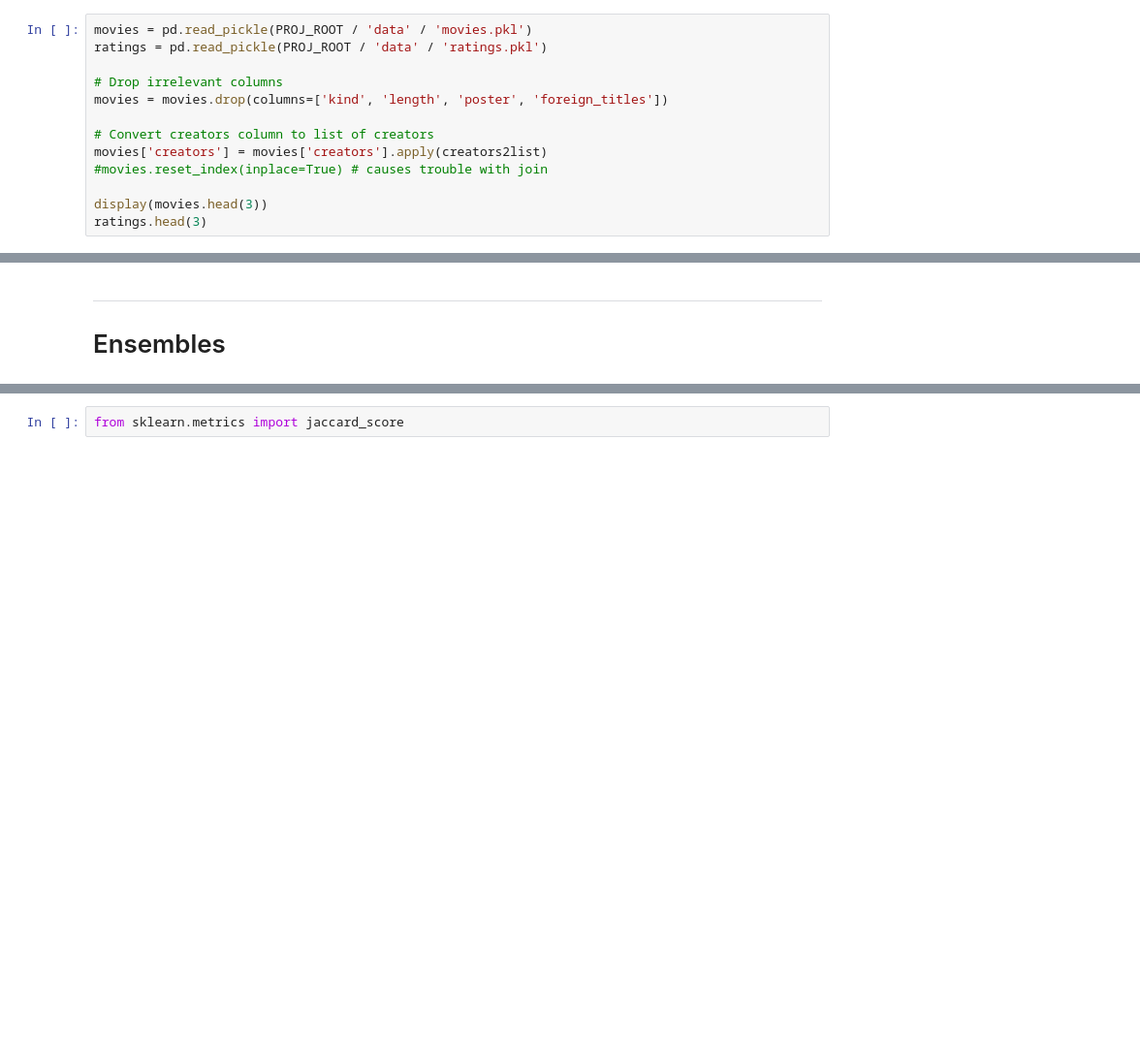
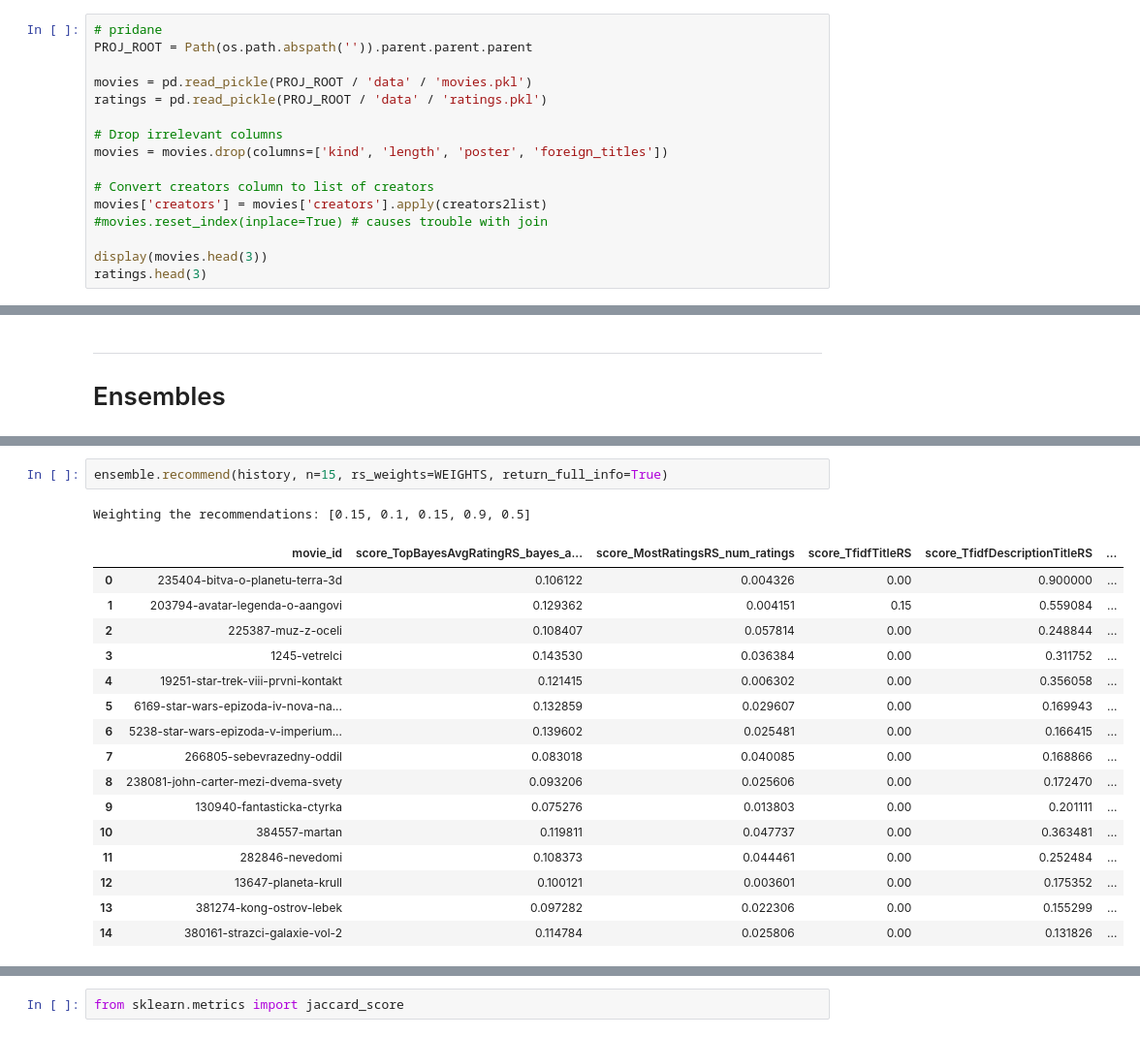
Before and after one commit to prompteus/csfd-movie-recommender, a Jupyter notebook: src/recommend/notebooks/cb_recsystems.ipynb, the cells around one changed output, grey strips where cells are left out. Shown at 97% size. Cells and saved outputs as stored; diff of their text form; blank space fills up the shorter version.

```diff
--- a/src/recommend/notebooks/cb_recsystems.ipynb
+++ b/src/recommend/notebooks/cb_recsystems.ipynb
@@ -229,6 +230,9 @@ pass
 # %% [markdown]
 # Load datasets
 # %%
+# pridane
+PROJ_ROOT = Path(os.path.abspath('')).parent.parent.parent
+
 movies = pd.read_pickle(PROJ_ROOT / 'data' / 'movies.pkl')
 ratings = pd.read_pickle(PROJ_ROOT / 'data' / 'ratings.pkl')
 
@@ -1199,3 +1470,23 @@ Weights have no effect
 | 538 | 227786-interstellar | 0.834162 | 0.662560 | 0.000000 | 0.060040 | ... |
 | 480 | 241997-avengers | 0.840404 | 0.600125 | 0.156689 | 0.051559 | ... |
 | 212 | 231978-96-hodin | 0.884363 | 0.481938 | 0.000000 | 0.022889 | ... |
+# %%
+ensemble.recommend(history, n=15, rs_weights=WEIGHTS, return_full_info=True)
+# %% [output]
+Weighting the recommendations: [0.15, 0.1, 0.15, 0.9, 0.5]
+|  | movie_id | score_TopBayesAvgRatingRS_bayes_a... | score_MostRatingsRS_num_ratings | score_TfidfTitleRS | score_TfidfDescriptionTitleRS | ... |
+| 0 | 235404-bitva-o-planetu-terra-3d | 0.106122 | 0.004326 | 0.00 | 0.900000 | ... |
+| 1 | 203794-avatar-legenda-o-aangovi | 0.129362 | 0.004151 | 0.15 | 0.559084 | ... |
+| 2 | 225387-muz-z-oceli | 0.108407 | 0.057814 | 0.00 | 0.248844 | ... |
+| 3 | 1245-vetrelci | 0.143530 | 0.036384 | 0.00 | 0.311752 | ... |
+| 4 | 19251-star-trek-viii-prvni-kontakt | 0.121415 | 0.006302 | 0.00 | 0.356058 | ... |
+| 5 | 6169-star-wars-epizoda-iv-nova-na... | 0.132859 | 0.029607 | 0.00 | 0.169943 | ... |
+| 6 | 5238-star-wars-epizoda-v-imperium... | 0.139602 | 0.025481 | 0.00 | 0.166415 | ... |
+| 7 | 266805-sebevrazedny-oddil | 0.083018 | 0.040085 | 0.00 | 0.168866 | ... |
+| 8 | 238081-john-carter-mezi-dvema-svety | 0.093206 | 0.025606 | 0.00 | 0.172470 | ... |
+| 9 | 130940-fantasticka-ctyrka | 0.075276 | 0.013803 | 0.00 | 0.201111 | ... |
+| 10 | 384557-martan | 0.119811 | 0.047737 | 0.00 | 0.363481 | ... |
+| 11 | 282846-nevedomi | 0.108373 | 0.044461 | 0.00 | 0.252484 | ... |
+| 12 | 13647-planeta-krull | 0.100121 | 0.003601 | 0.00 | 0.175352 | ... |
+| 13 | 381274-kong-ostrov-lebek | 0.097282 | 0.022306 | 0.00 | 0.155299 | ... |
+| 14 | 380161-strazci-galaxie-vol-2 | 0.114784 | 0.025806 | 0.00 | 0.131826 | ... |
```
Also changed, not shown: parts of 31 cells of this notebook, 5 other files.
